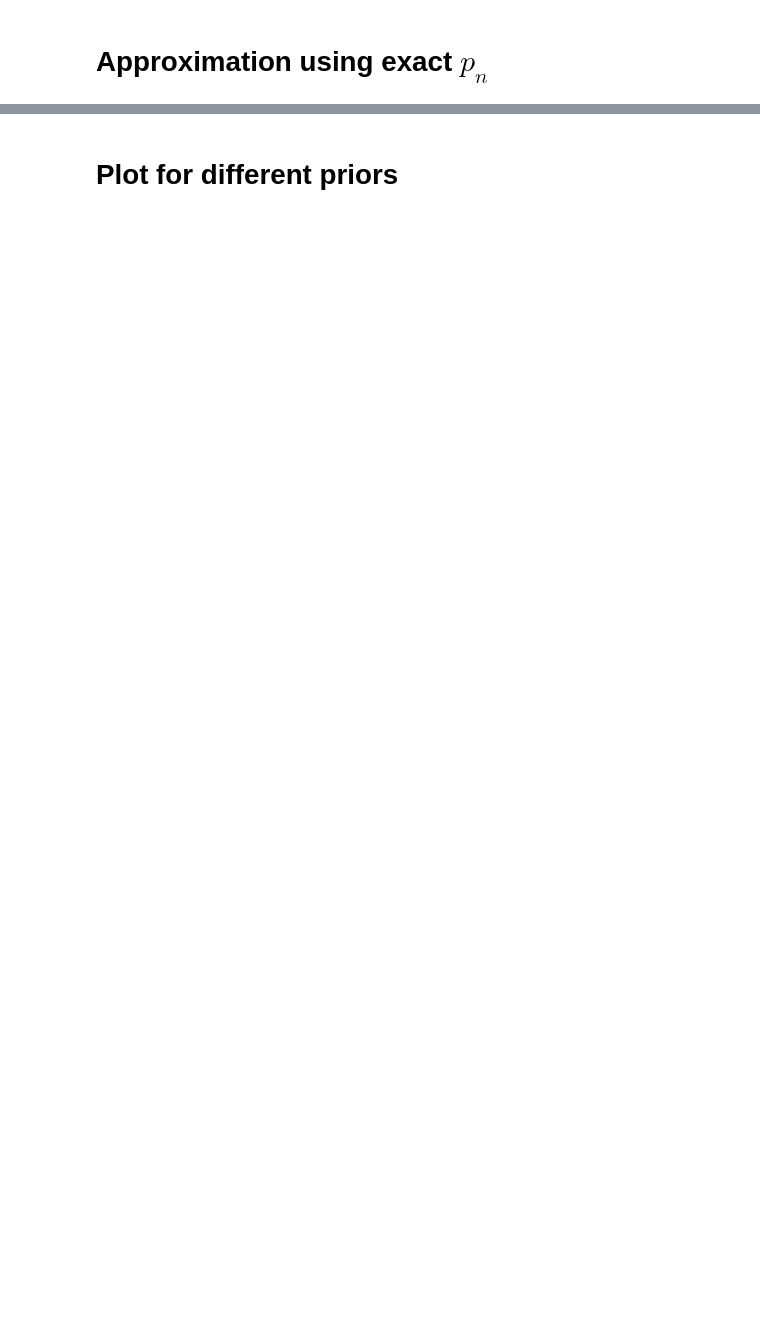
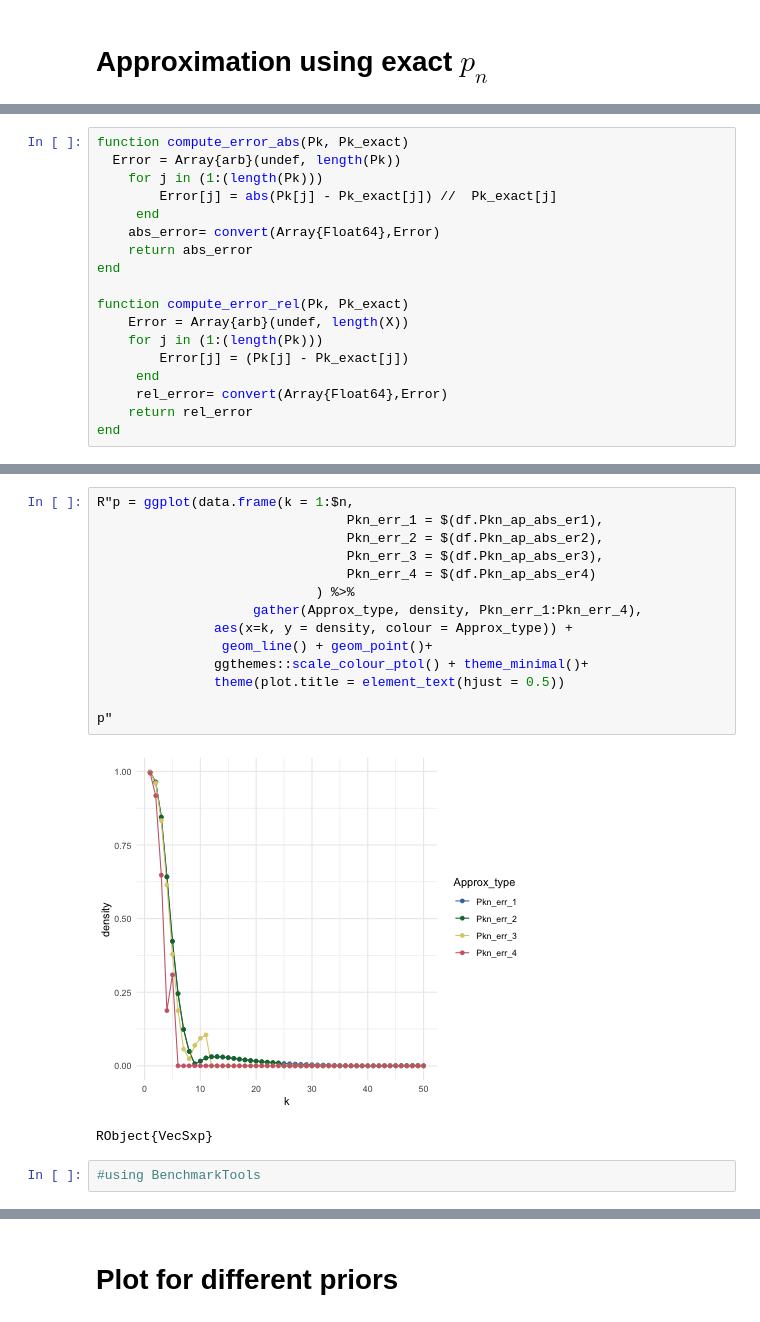
Before and after one commit to konkam/GibbsTypePriors, a Jupyter notebook: plots/Plots.ipynb, the cells around one changed output, grey strips where cells are left out. Drawn from its saved outputs; the diff is of its cells as text; blank space fills up the shorter version.

```diff
--- a/plots/Plots.ipynb
+++ b/plots/Plots.ipynb
@@ -303,0 +213,18 @@ using BenchmarkTools
+# %%
+function compute_error_abs(Pk, Pk_exact)
+  Error = Array{arb}(undef, length(Pk))
+    for j in (1:(length(Pk)))
+        Error[j] = abs(Pk[j] - Pk_exact[j]) //  Pk_exact[j]
+     end
+    abs_error= convert(Array{Float64},Error)
+    return abs_error
+end
+
+function compute_error_rel(Pk, Pk_exact)
+    Error = Array{arb}(undef, length(X))
+    for j in (1:(length(Pk)))
+        Error[j] = (Pk[j] - Pk_exact[j])
+     end
+     rel_error= convert(Array{Float64},Error)
+    return rel_error
+end
@@ -304 +305,20 @@ using BenchmarkTools
+# %%
+R"p = ggplot(data.frame(k = 1:$n,
+                                Pkn_err_1 = $(df.Pkn_ap_abs_er1),
+                                Pkn_err_2 = $(df.Pkn_ap_abs_er2),
+                                Pkn_err_3 = $(df.Pkn_ap_abs_er3),
+                                Pkn_err_4 = $(df.Pkn_ap_abs_er4)
+                            ) %>%
+                    gather(Approx_type, density, Pkn_err_1:Pkn_err_4),
+               aes(x=k, y = density, colour = Approx_type)) +
+                geom_line() + geom_point()+
+               ggthemes::scale_colour_ptol() + theme_minimal()+
+               theme(plot.title = element_text(hjust = 0.5))
+
+p"
+# %% [output]
+[figure, added]
+RObject{VecSxp}
+# %%
+#using BenchmarkTools
 # %%
```
Also changed, not shown: parts of 49 cells of this notebook, 12 other files.
